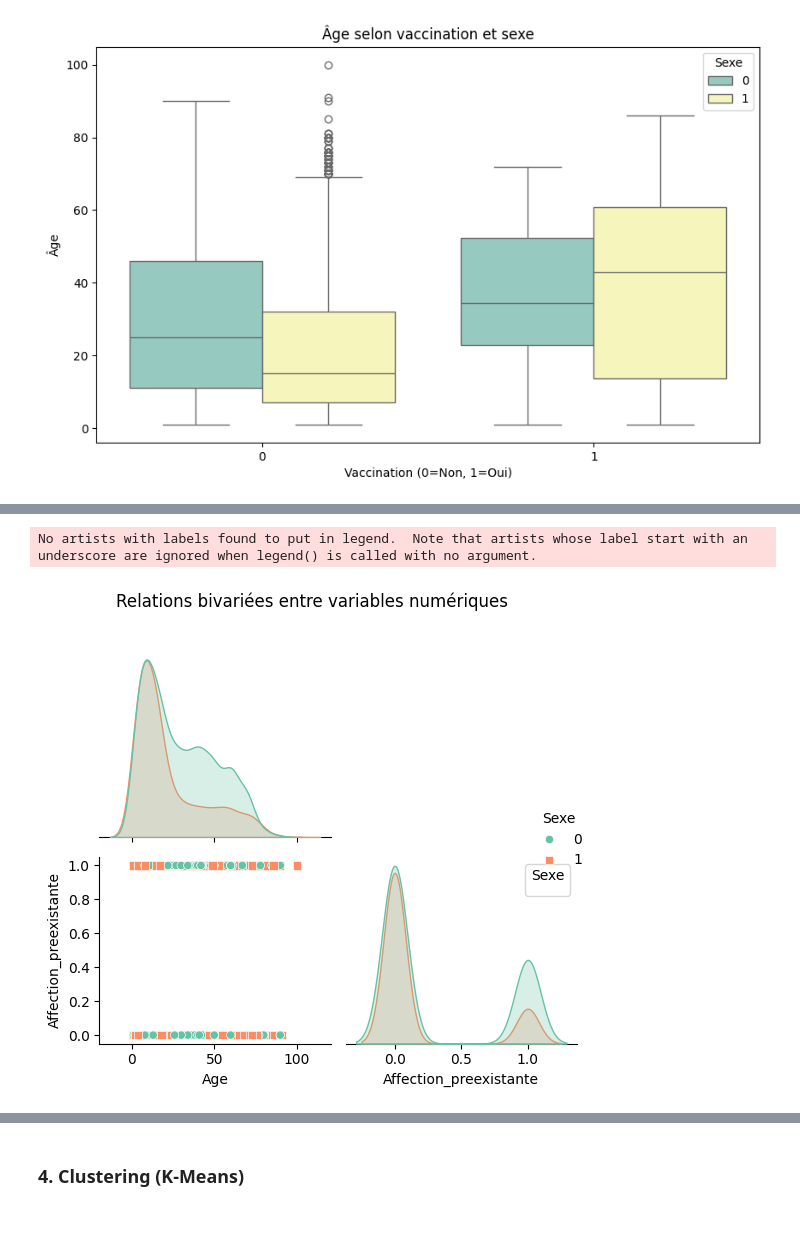
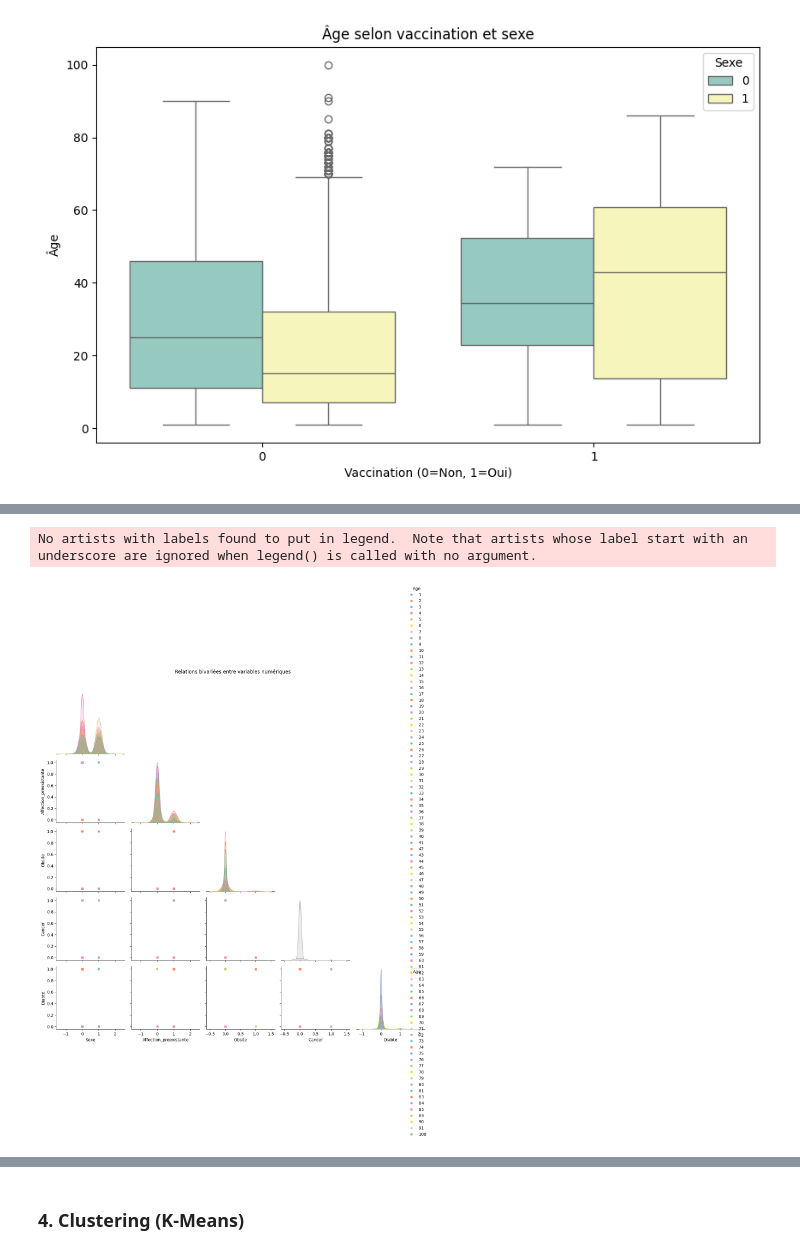
Before and after one commit to Ahmed-chaouachi22/Covid_Niger, a Jupyter notebook: Files of pj/db1.ipynb, the cells around one changed output, grey strips where cells are left out. Saved outputs shown, nothing was run; the diff lists cells and outputs as text; code cells hidden in the pictures; blank space fills up the shorter version.

```diff
--- a/Files of pj/db1.ipynb
+++ b/Files of pj/db1.ipynb
@@ -352,7 +324,7 @@ if binary_cols_present:
 
 # 3.3 Distribution de l'âge (histogramme avec densité)
 plt.figure(figsize=(10, 6))
-sns.histplot(df_clean['Age'], bins=30, kde=True, color='skyblue')
+sns.histplot(df_clean['Age'], bins=25, kde=True, color='skyblue')
 plt.axvline(df_clean['Age'].median(), color='red', linestyle='--', label=f'Médiane: {df_clean["Age"].median():.1f}')
 plt.axvline(df_clean['Age'].mean(), color='green', linestyle='--', label=f'Moyenne: {df_clean["Age"].mean():.1f}')
 plt.title('Distribution de l\'âge')
@@ -363,6 +335,7 @@ plt.show()
 
 # 3.4 Boxplots des variables ordinales (comportements) pour visualiser la dispersion
 ordinal_cols = [c for c in freq_cols if c in df_clean.columns]
+
 if ordinal_cols:
     plt.figure(figsize=(12, 6))
     df_clean[ordinal_cols].boxplot()
@@ -421,17 +394,17 @@ symptom_cols = ['Fievre', 'Maux_de_gorge', 'Toux', 'Nez_qui_coule', 'Dyspne', 'S
                 'Malaise_general', 'Convulsions', 'Perte_de_connaissance', 'Perte_du_gout',
                 'Perte_de_lodorat']
 symptom_cols = [col for col in symptom_cols if col in df_clean.columns]
-if symptom_cols:
+"""if symptom_cols:
     df_clean['Score_symptomes'] = df_clean[symptom_cols].sum(axis=1)
     plt.figure(figsize=(10, 6))
-    sns.histplot(df_clean['Score_symptomes'].astype(int),
+    sns.histplot(int(df_clean['Score_symptomes']),
                  bins=range(0, df_clean['Score_symptomes'].max()+2),
                  discrete=True)
     plt.title('Distribution du nombre de symptômes déclarés')
     plt.xlabel('Nombre de symptômes')
     plt.ylabel('Fréquence')
     plt.show()
-
+"""
 # 3.9 Analyse par sexe : par exemple, âge moyen par sexe
 print("\nÂge moyen par sexe :")
 print(df_clean[num_cols].groupby('Sexe')['Age'].mean())
@@ -504,13 +508,14 @@ plt.show()
 # %%
-sns.pairplot(df_clean[num_cols[:3]], diag_kind='kde', corner=True,palette='Set2',hue='Sexe', markers=["o", "s"],diag_kws={'shade': True})
+
+sns.pairplot(df_clean[num_cols[:6]], diag_kind='kde', corner=True,palette='Set2',hue='Age', markers=["o", "s"],diag_kws={'shade': True})
 plt.suptitle("Relations bivariées entre variables numériques", y=1.02)
 plt.tight_layout()
-plt.legend(title="Sexe", loc='upper right')
+plt.legend(title="Age", loc='upper right')
 
 plt.show()
 # %% [output]
 No artists with labels found to put in legend.  Note that artists whose label start with an underscore are ignored when legend() is called with no argument.
-[figure, old version]
+[figure, new version]
 # %%
 plt.figure(figsize=(10,6))
 sns.boxplot(x='Vaccination', y='Age', hue='Sexe', data=df_clean, palette='Set3')
```
Also changed, not shown: parts of 28 cells of this notebook, 5 other files.
